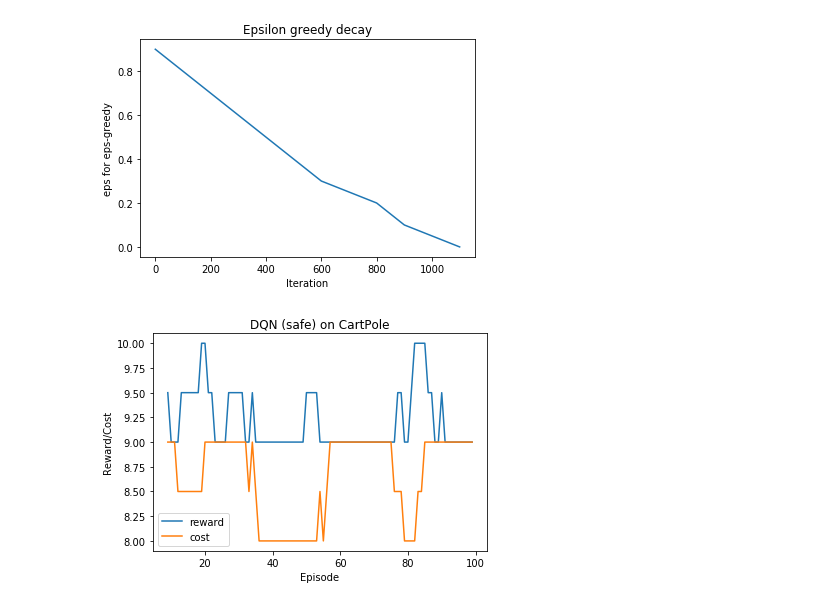
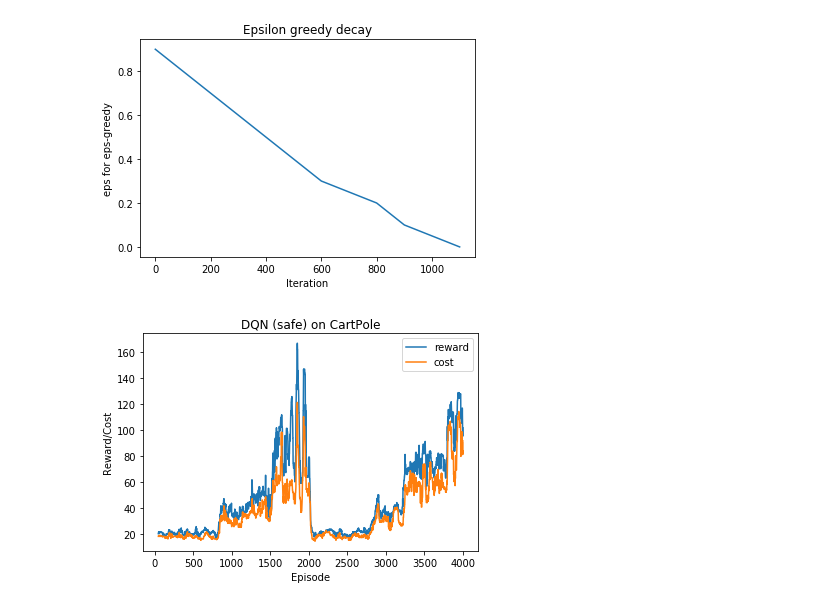
Before and after one commit to sergeivolodin/SafeContinuousStateRL, a Jupyter notebook: cartpole_safety_sdqn.ipynb, the cells around one changed output. Saved outputs shown, nothing was run; the diff lists cells and outputs as text; code cells hidden in the pictures.

```diff
--- a/cartpole_safety_sdqn.ipynb
+++ b/cartpole_safety_sdqn.ipynb
@@ -300,7 +301,8 @@ def get_rollout():
     #print(len(replay.buf), len(sars))
     return sarsnc
 # %%
-loss = loss_bellman + loss_jsd
+#loss = loss_bellman + loss_jsd
+loss = loss_bellman
 opt = tf.train.AdamOptimizer(0.1).minimize(loss)
 # %%
 # one learning iteration
@@ -315,7 +317,6 @@ assert interleave([1,2,3],[4,5,6]) == [1, 4, 2, 5, 3, 6]
 # %%
 init = tf.global_variables_initializer()
 sess.run(init)
-replay = ExperienceReplay()
 r = []
 # %% [markdown]
 ## optimization problem:
@@ -323,11 +324,7 @@ r = []
 2. $\pi^TQ_R\to\max$
 3. s.t. $(\pi-\pi_k)^TQ_L\leq\varepsilon$
 # %%
-def train_step():
-    # making one environment episode
-    z = get_rollout()
-    L = len(z)
-
+def train_step(L = 200, d0_ = 50):
     # sampling same size
     S0, A, R, S1, N, C = list(zip(*replay.sample(L)))
 
@@ -339,10 +336,13 @@ def train_step():
 
     # feed dictionary for TF
     feed = {states: interleave(S0, S1), actions: A, rewards: R, costs: C,
-            d0: 50, need_next_q: N, termination: 1 - N}
+            d0: d0_, need_next_q: N, termination: 1 - N}
 
     # obtaining current policy
-    pi_k, q_L, q_R, eps_L = sess.run((logits_from, q_lyapunov[0::2,:], q_reward[0::2,:], eps_lyapunov[0::2]), feed_dict = feed)
+    pi_k, q_L, q_R, eps_L = sess.run((logits_from, q_lyapunov, q_reward, eps_lyapunov), feed_dict = feed)
+    q_L = q_L[0::2,:]
+    q_R = q_R[0::2,:]
+    eps_L = eps_L[0::2]
 
     #c = -[*q_R_i]
     c = [-s for q in q_R for s in q]
@@ -376,10 +376,14 @@ def train_step():
     # solving the LP
     # Use https://docs.scipy.org/doc/scipy/reference/generated/scipy.optimize.linprog.html
     # to solve a linear program
-    pi_new = scipy.optimize.linprog(c, A_ub, b_ub, A_eq, b_eq, bounds = (lb, ub)).x
+    try:
+        #pi_new = scipy.optimize.linprog(c, A_ub, b_ub, A_eq, b_eq, bounds = (lb, ub)).x
+        pi_new = float('nan')
+    except:
+        pi_new = float('nan')
 
     if np.isnan(np.linalg.norm(pi_new)):
-        print('Optimization for pi failed... Only doing Bellman update')
+        #print('Optimization for pi failed... Only doing Bellman update')
         pi_new = pi_k
     else:
         # if item is 0, replace it to this
@@ -434,21 +438,24 @@ plt.show()
 # %%
 for i in tqdm(range(1000)):
     eps = get_current_eps(eps_decay, i)
-    r0, c0 = train_step()
-    r.append(r0)
-    c.append(c0)
+    for i in range(2):
+        sarsnc = get_rollout()
+        _, _, R, _, _, C = zip(*sarsnc)
+        r.append(np.sum(R))
+        c.append(np.sum(C))
+    train_step(L = 1000, d0_ = 1000)
 # %%
 plt.figure()
 plt.title('DQN (safe) on CartPole')
-plt.plot(pd.DataFrame(r).rolling(10).median(), label = 'reward')
-plt.plot(pd.DataFrame(c).rolling(10).median(), label = 'cost')
+plt.plot(pd.DataFrame(r).rolling(50).median(), label = 'reward')
+plt.plot(pd.DataFrame(c).rolling(50).median(), label = 'cost')
 plt.xlabel('Episode')
 plt.ylabel('Reward/Cost')
 plt.savefig('sdqn.eps', bbox_inches = 'tight')
 plt.legend()
 plt.show()
 # %% [output]
-[figure, old version]
+[figure, new version]
 # %%
 len(get_rollout())
 # %% [output]
```
Also changed, not shown: parts of 13 cells of this notebook, 1 other file.
